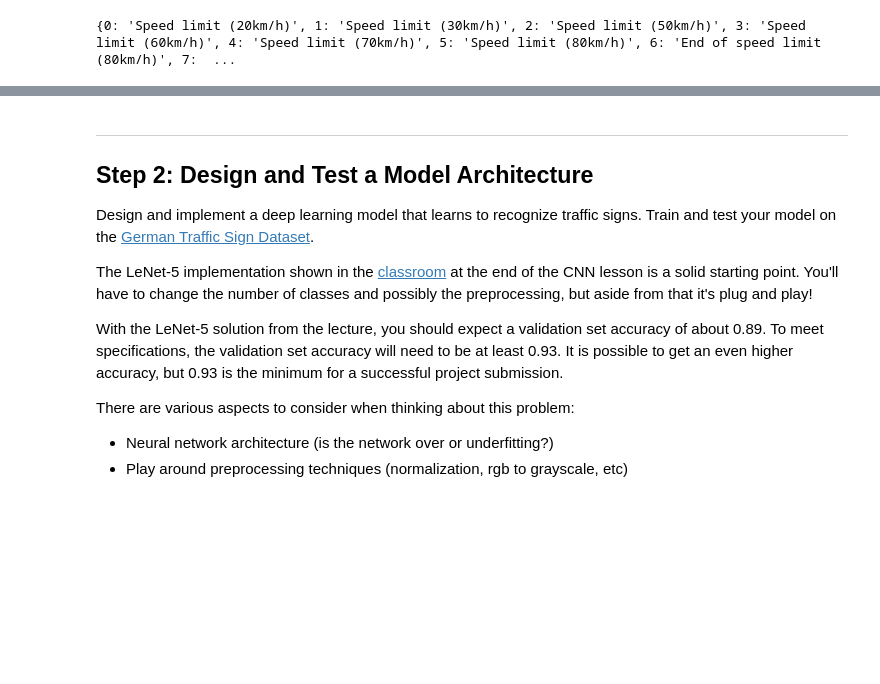
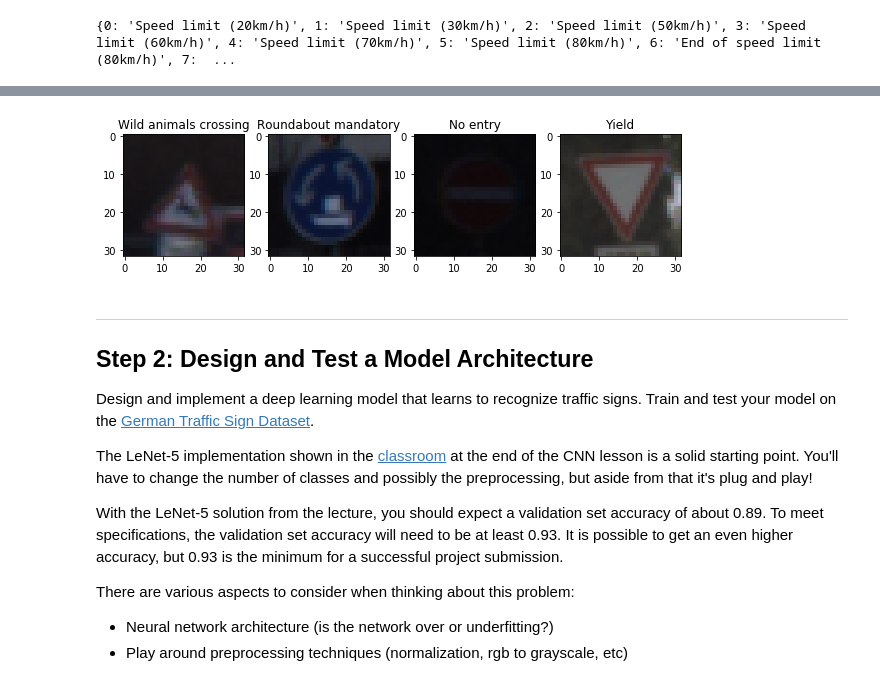
Before and after one commit to matheuslrsouza/CarND-Traffic-Sign-Classifier-Project, a Jupyter notebook: Traffic_Sign_Classifier.ipynb, the cells around one changed output, grey strips where cells are left out. Drawn from its saved outputs; the diff is of its cells as text; code cells hidden in the pictures; blank space fills up the shorter version.

```diff
--- a/Traffic_Sign_Classifier.ipynb
+++ b/Traffic_Sign_Classifier.ipynb
@@ -192,3 +116,18 @@ for i in range(0, 4):
+# %%
+import random
+
+fig, ax = plt.subplots(1, 4)
+fig.subplots_adjust(hspace=0.5)
+fig.set_size_inches(10, 10)
+
+for i in range(0, 4):
+    n = random.randint(0, n_train)
+
+    img = X_train[n]
+    ax[i].set_title(labels_to_name[y_train[n]])
+    ax[i].imshow(img)
+# %% [output]
+[figure, added]
 # %% [markdown]
 ----
 
```
Also changed, not shown: parts of 31 cells of this notebook, 3 other files.
